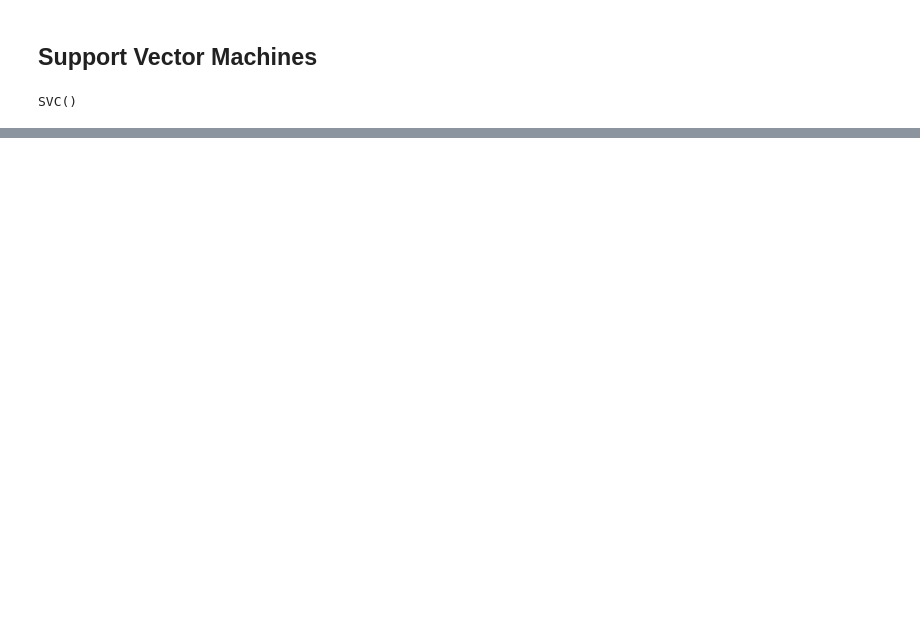
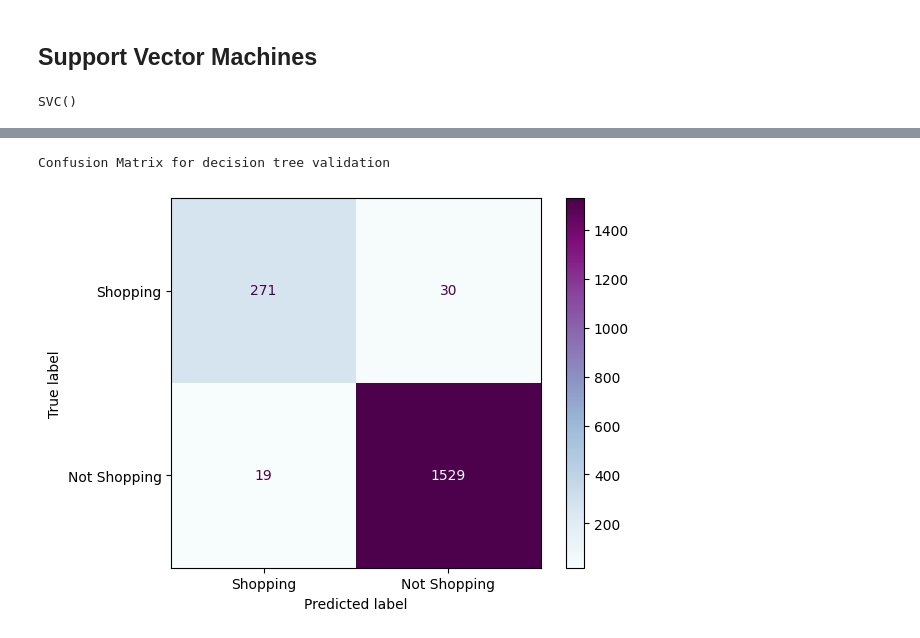
Before and after one commit to Scootablyat/ISCS-Project-Group9, a Jupyter notebook: ISCS-Project.ipynb, the cells around one changed output, grey strips where cells are left out. Drawn from its saved outputs; the diff is of its cells as text; code cells hidden in the pictures; blank space fills up the shorter version.

```diff
--- a/ISCS-Project.ipynb
+++ b/ISCS-Project.ipynb
@@ -515,0 +578,6 @@ Confusion Matrix for SVM:
+# %%
+print('Confusion Matrix for decision tree validation')
+plot_confusion_matrix(dtree, X_val, y_val)
+# %% [output]
+Confusion Matrix for decision tree validation
+[figure, added]
```
Also changed, not shown: parts of 16 cells of this notebook.
